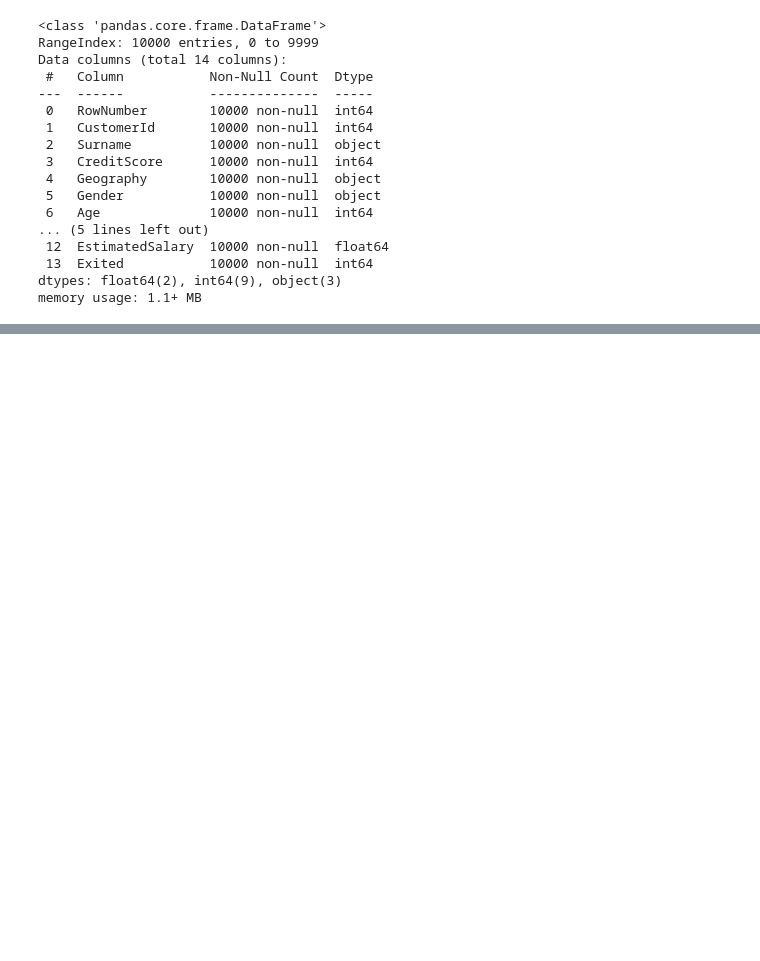
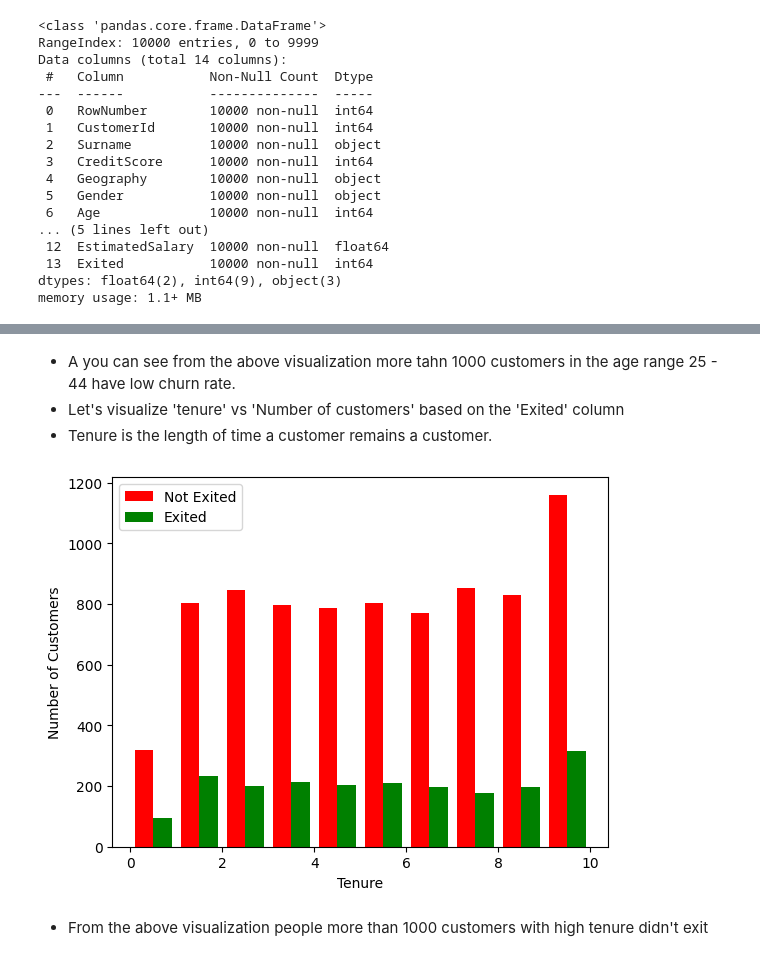
Before and after one commit to NebeyouMusie/Bank-Turnover-Prediction-Using-ANN, a Jupyter notebook: bank-turnover.ipynb, the cells around one changed output, grey strips where cells are left out. Cells and saved outputs as stored; diff of their text form; code cells hidden in the pictures; blank space fills up the shorter version.

```diff
--- a/bank-turnover.ipynb
+++ b/bank-turnover.ipynb
@@ -44,0 +147,17 @@ memory usage: 1.1+ MB
+# %% [markdown]
+- A you can see from the above visualization more tahn 1000 customers in the age range 25 - 44 have low churn rate.
+- Let's visualize  'tenure' vs 'Number of customers' based on the 'Exited' column
+- Tenure is the length of time a customer remains a customer.
+# %%
+tenure_exited_no = data[data['Exited'] == 0]['Tenure']
+tenure_exited_yes = data[data['Exited'] == 1]['Tenure']
+
+plt.hist([tenure_exited_no, tenure_exited_yes], color=['red', 'green'], label=['Not Exited', 'Exited'])
+plt.xlabel('Tenure')
+plt.ylabel('Number of Customers')
+plt.legend()
+plt.show()
+# %% [output]
+[figure, added]
+# %% [markdown]
+- From the above visualization people more than 1000 customers with high tenure didn't exit
```
Also changed, not shown: parts of 18 cells of this notebook.
